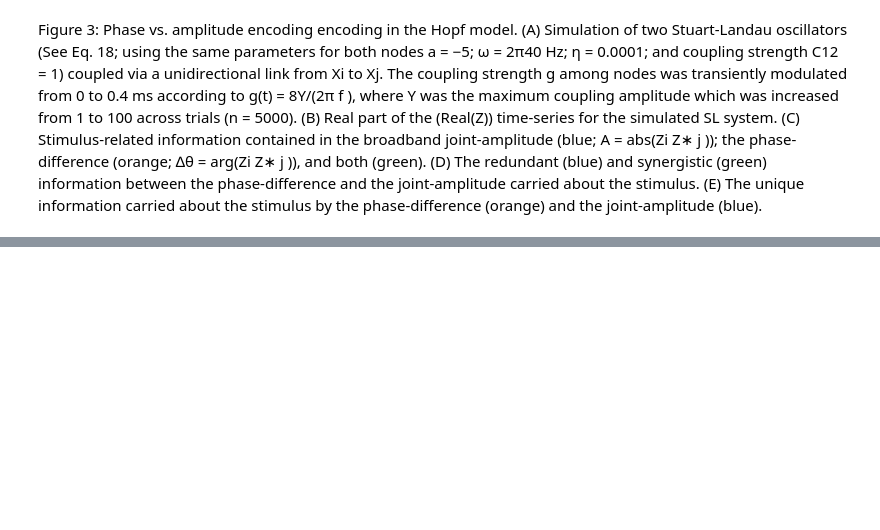
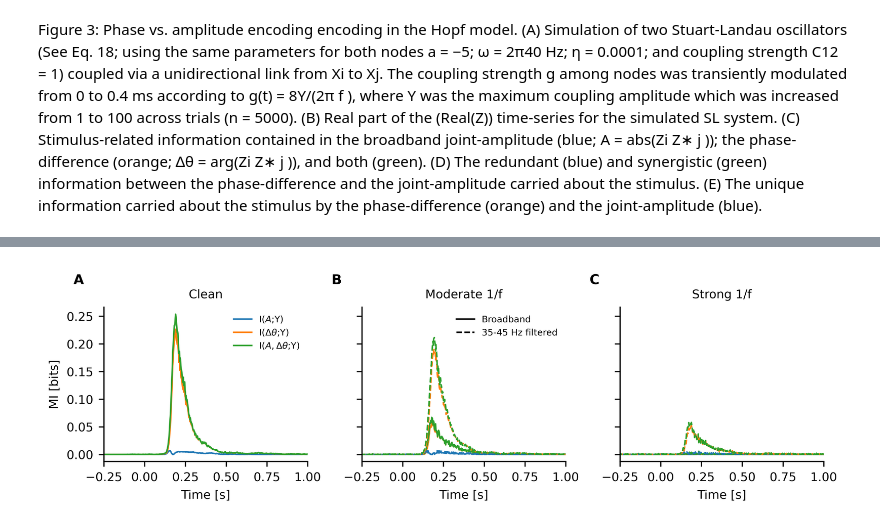
Before and after one commit to brainets/neopid, a Jupyter notebook: notebooks/Figure3.ipynb, the cells around one changed output, grey strips where cells are left out. Saved outputs shown, nothing was run; the diff lists cells and outputs as text; code cells hidden in the pictures; blank space fills up the shorter version.

```diff
--- a/notebooks/Figure3.ipynb
+++ b/notebooks/Figure3.ipynb
@@ -336,0 +630,40 @@ phase-difference (orange) and the joint-amplitude (blue).
+# %%
+from matplotlib.lines import Line2D
+
+fig3s3, axes3s3 = plt.subplots(1, 3, figsize=(7.5, 2.4), dpi=600, sharey=True)
+
+for col, scale in enumerate(noise_scales):
+    ax = axes3s3[col]
+    r = results_noise[scale]
+    ax.plot(data.times, r["I_A"], color=colors3[0], lw=1, ls="-")
+    ax.plot(data.times, r["I_dphi"], color=colors3[1], lw=1, ls="-")
+    ax.plot(data.times, r["I_joint"], color=colors3[2], lw=1, ls="-")
+
+    if scale != 0.0:
+        rf = results_filtered[scale]
+        ax.plot(data.times, rf["I_A"], color=colors3[0], lw=1, ls="--")
+        ax.plot(data.times, rf["I_dphi"], color=colors3[1], lw=1, ls="--")
+        ax.plot(data.times, rf["I_joint"], color=colors3[2], lw=1, ls="--")
+
+    ax.set_title(noise_labels[col], fontsize=SMALL_SIZE)
+    ax.set_xlabel("Time [s]")
+    ax.set_xlim(-0.25, 1)
+    [ax.spines[k].set_visible(False) for k in ["top", "right"]]
+
+axes3s3[0].set_ylabel("MI [bits]")
+axes3s3[0].legend(
+    [r"I($A$;Y)", r"I($\Delta\theta$;Y)", r"I($A,\Delta\theta$;Y)"],
+    frameon=False, fontsize=SMALL_SIZE - 2, loc="upper right",
+)
+axes3s3[1].legend(
+    [Line2D([0], [0], color="k", lw=1, ls="-"), Line2D([0], [0], color="k", lw=1, ls="--")],
+    ["Broadband", f"{l_freq:.0f}-{h_freq:.0f} Hz filtered"],
+    frameon=False, fontsize=SMALL_SIZE - 2, loc="upper right",
+)
+
+plot.add_panel_letters(fig3s3, axes=list(axes3s3), fontsize=MEDIUM_SIZE, xpos=-0.15, ypos=1.15)
+
+plt.tight_layout()
+plt.savefig("../figures/Figure3S3.pdf", bbox_inches="tight", pad_inches=0.02)
+# %% [output]
+[figure, added]
```
Also changed, not shown: parts of 15 cells of this notebook, 6 other files.
